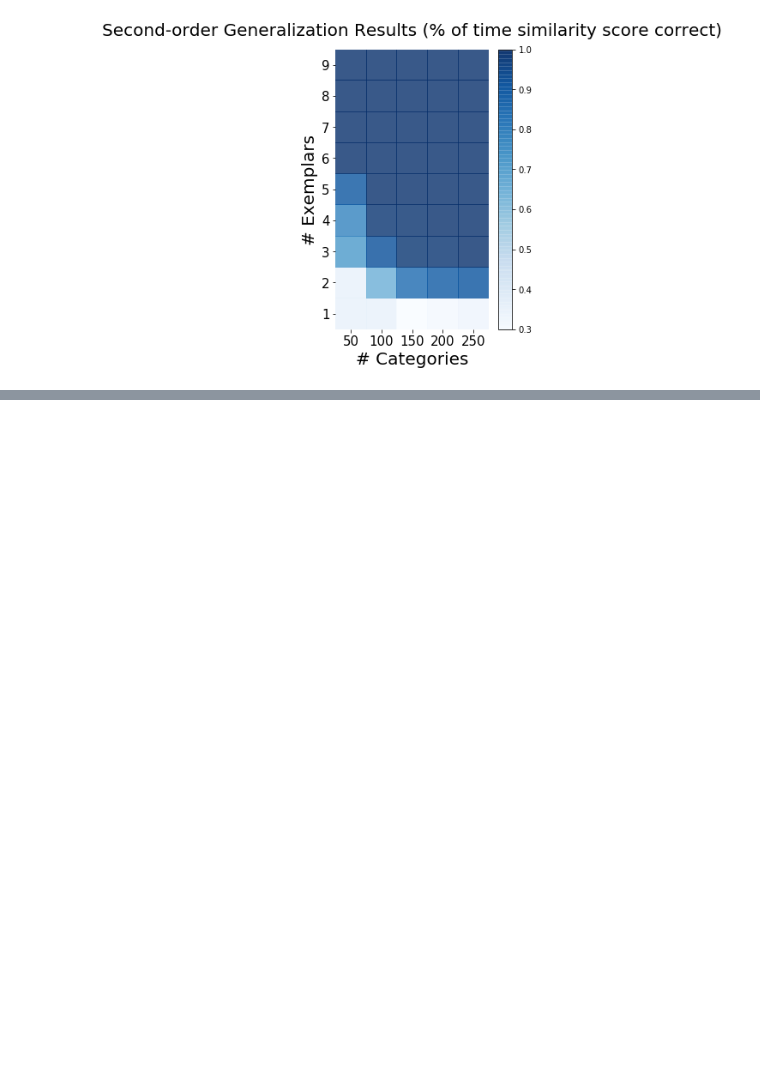
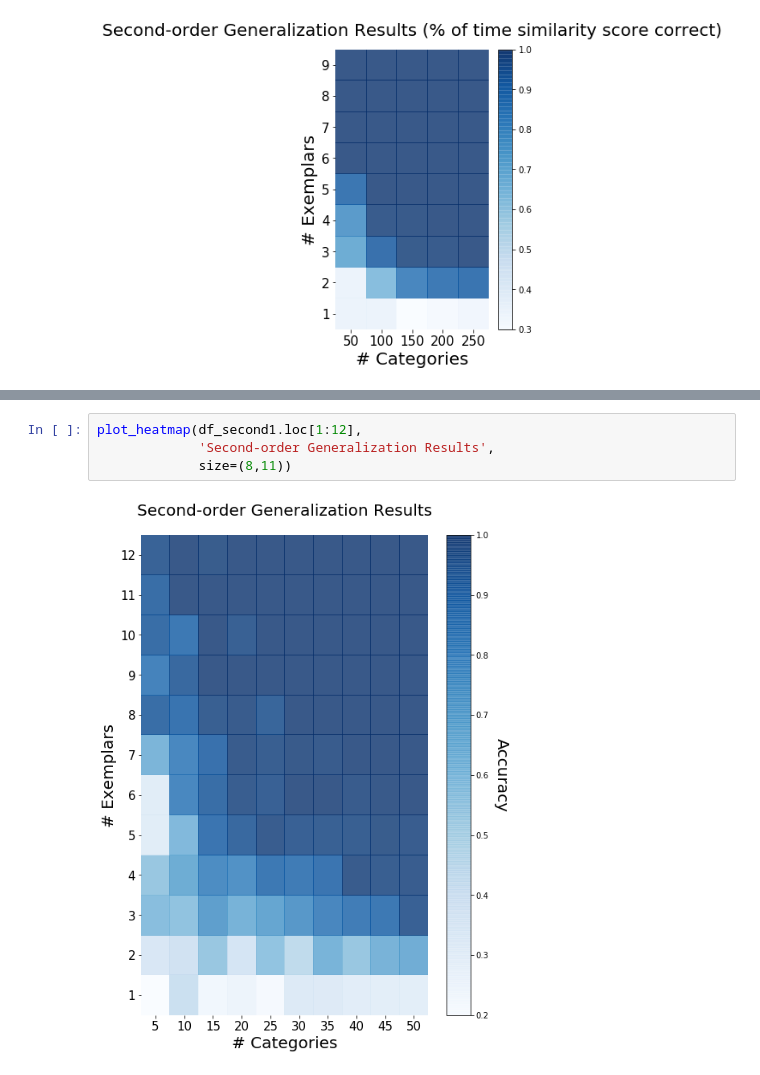
Before and after one commit to rfeinman/learning-to-learn, a Jupyter notebook: notebooks/heatmap.ipynb, the cells around one changed output, grey strips where cells are left out. Cells and saved outputs as stored; diff of their text form; blank space fills up the shorter version.

```diff
--- a/notebooks/heatmap.ipynb
+++ b/notebooks/heatmap.ipynb
@@ -85,0 +136,6 @@ plot_heatmap(df_second2,
+# %%
+plot_heatmap(df_second1.loc[1:12],
+             'Second-order Generalization Results',
+             size=(8,11))
+# %% [output]
+[figure, added]
```
Also changed, not shown: parts of 10 cells of this notebook, 24 other files.
